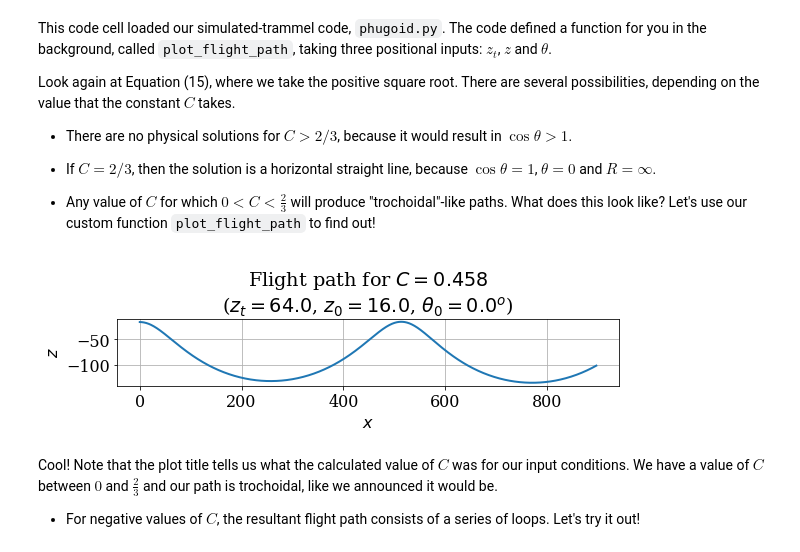
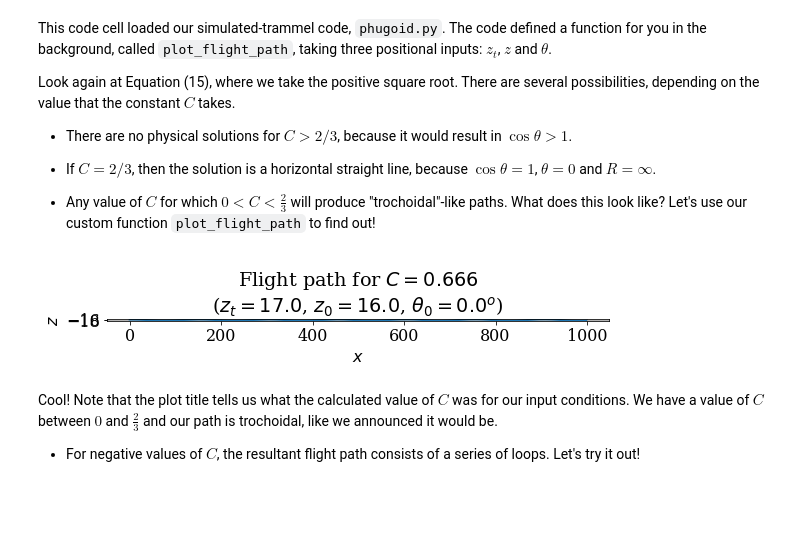
Before and after one commit to saortizag/numerical-mooc, a Jupyter notebook: lessons/01_phugoid/01_01_Phugoid_Theory.ipynb, the cells around one changed output. Cells and saved outputs as stored; diff of their text form; code cells hidden in the pictures; blank space fills up the shorter version.

Commit message:
found steady flight; r=infty

```diff
--- a/lessons/01_phugoid/01_01_Phugoid_Theory.ipynb
+++ b/lessons/01_phugoid/01_01_Phugoid_Theory.ipynb
@@ -263,9 +263,9 @@ Look again at Equation (15), where we take the positive square root. There are s
 * Any value of $C$ for which $0 < C < \frac{2}{3}$ will produce "trochoidal"-like paths.  What does this look like? Let's use our custom function `plot_flight_path` to find out!
 # %%
 # Initial conditions: zt = 64.0, z0 = 16.0, theta0 = 0.0.
-plot_flight_path(64.0, 16.0, 0.0)
+plot_flight_path(17.0, 16.0, 0.0)
 # %% [output]
-[figure, old version]
+[figure, new version]
 # %% [markdown]
 Cool!  Note that the plot title tells us what the calculated value of $C$ was for our input conditions.  We have a value of $C$ between $0$ and $\frac{2}{3}$ and our path is trochoidal, like we announced it would be.
 
```
